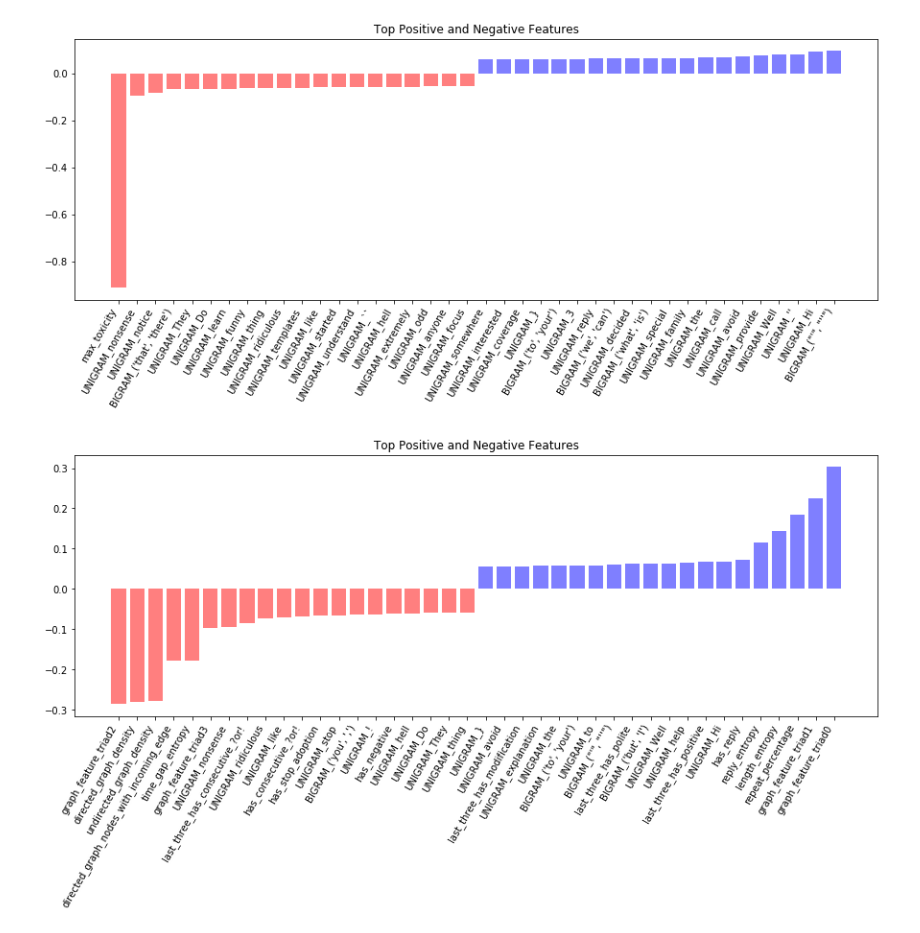
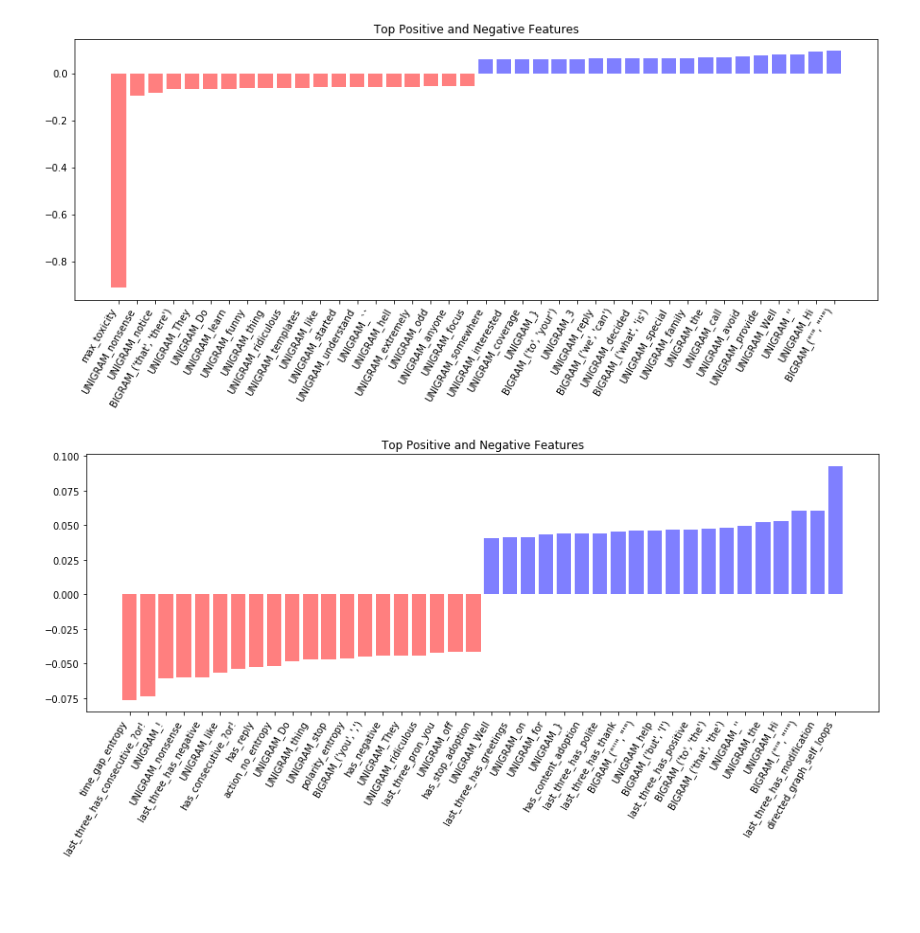
Before and after one commit to conversationai/wikidetox, a Jupyter notebook: conversation_classification/Baseline Testing-attacker_in_conv.ipynb, the cells around one changed output. Cells and saved outputs as stored; diff of their text form; code cells hidden in the pictures; blank space fills up the shorter version.

Commit message:
no_users

```diff
--- a/conversation_classification/Baseline Testing-attacker_in_conv.ipynb
+++ b/conversation_classification/Baseline Testing-attacker_in_conv.ipynb
@@ -310,10 +310,14 @@ def _get_balance_features(document):
         if not('user_text' in action):
             continue
            # action['user_text'] = 'Anonymous'
-        user_set[action['user_text']] = 1
         reply_no[action['user_text']] = 0
         time_gap[action['user_text']] = 0
         lengths[action['user_text']] = 0
+    for action in actions:
+        if action['timestamp_in_sec'] == end_time or not('user_text' in action):
+            continue
+           # action['user_text'] = 'Anonymous'
+        user_set[action['user_text']] = 1
         last_comment_time[action['user_text']] = max(last_comment_time[action['user_text']], action['timestamp_in_sec'])
         if not('bot' in action['user_text'].lower()):
             total_user += 1
@@ -508,7 +512,7 @@ def train_svm(X, y):
 
     print("Fitting")
     tuned_parameters = [#{'kernel': ['rbf'], 'gamma': [1e-3, 1e-4], 'C': [1, 10, 100, 1000]},
-                    {'C': [0.001, 0.005, 0.004, 0.006, 0.0065]}]
+                    {'C': [0.0001, 0.00005, 0.0005]}]
 
     clf = GridSearchCV(svm.LinearSVC(), tuned_parameters, cv=5, scoring = 'accuracy')
     clf.fit(X, y)
@@ -704,10 +706,10 @@ plot_coefficients(classifier, feature_names)
 # %% [output]
 [figure]
 # %%
-classifier = svm.LinearSVC(C=0.001)
+classifier = svm.LinearSVC(C=0.0005)
 classifier.fit(X, y)
 plot_coefficients(classifier, feature_names)
 # bow + action(last 3 actions) + repeat + entropy
 #0.661 (+/-0.002) for {'C': 0.001}
 # %% [output]
-[figure, old version]
+[figure, new version]
```
Also changed, not shown: parts of 2 cells of this notebook, 1 other file.
